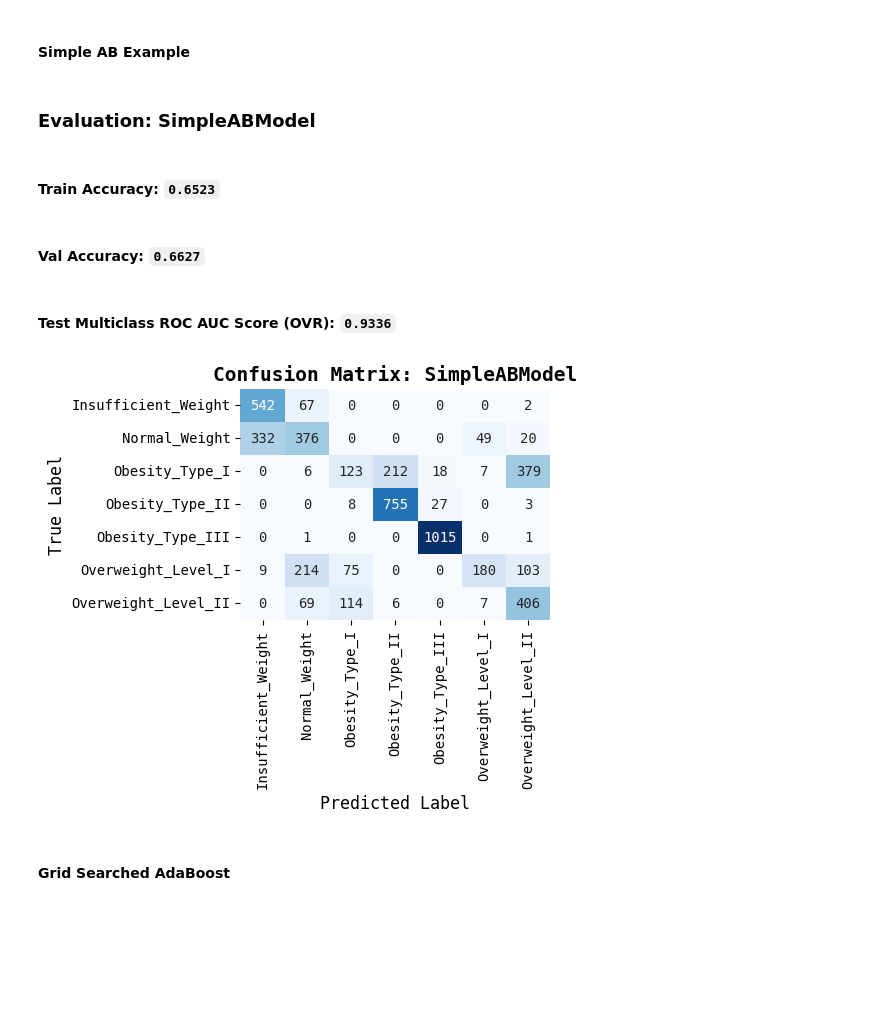
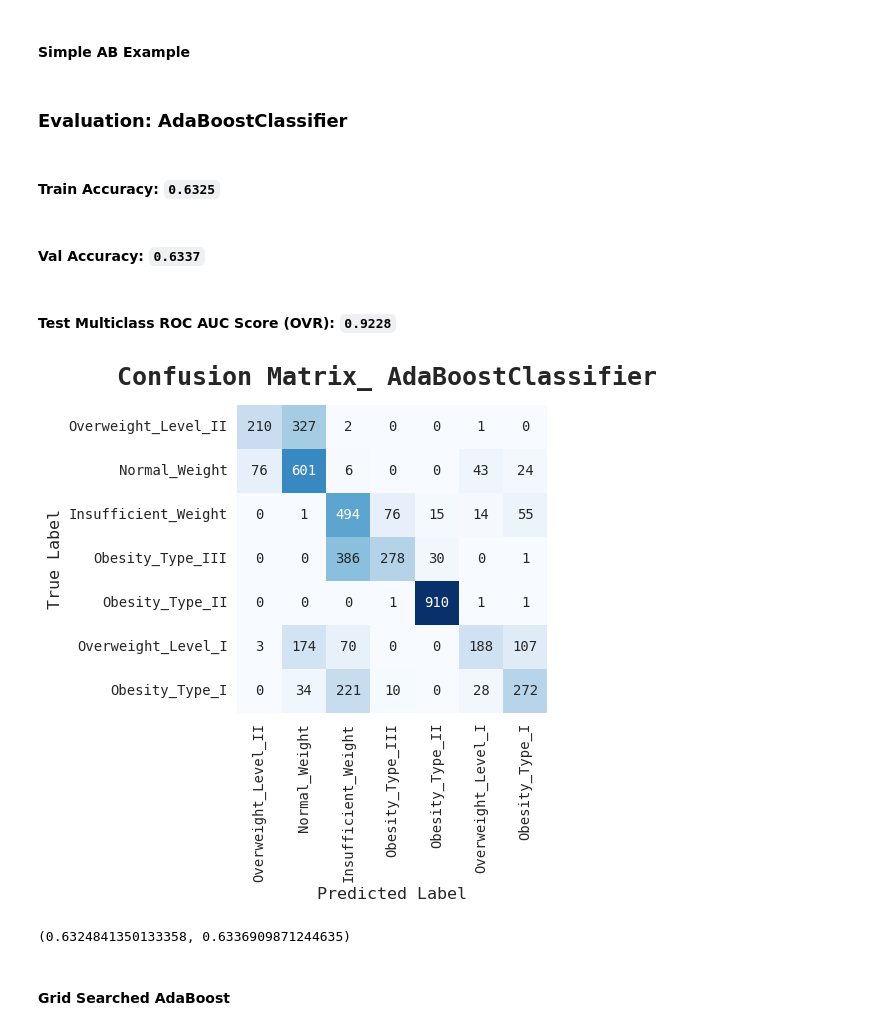
Before and after one commit to SHREYA-1103/Obesity-risk-analysis, a Jupyter notebook: ml_model_analysis.ipynb, the cells around one changed output. Cells and saved outputs as stored; diff of their text form; code cells hidden in the pictures; blank space fills up the shorter version.

```diff
--- a/ml_model_analysis.ipynb
+++ b/ml_model_analysis.ipynb
@@ -882,0 +1106,12 @@ Feature Engineering is paramount and provides the primary benefit for the tree m
+# %%
+_ds_targets = pop_ordinal_encode(ds_source['WeightCategory'].to_numpy())[1]
+_scores = []
+
+for pipeline_variants in [probability_pipeline, probability_pipeline_derived]:
+    for pipeline in iterate_pipeline_variants(pipeline_variants):
+        args, ds_sample = apply_pipeline(pipeline, ds_source)
+        model = skl.naive_bayes.GaussianNB(var_smoothing=0.01)
+        model.fit(ds_sample, _ds_targets)
+        _scores.append(model.score(ds_sample, _ds_targets))
+
+plot_variants("Probability", ['Standard', 'MinMax', 'BX+Stan', 'BX+MinMax'])
@@ -887,10 +1129,0 @@ Feature Engineering is paramount and provides the primary benefit for the tree m
-# %%
-pipeline = select_pipeline_variation(regression_pipeline, 3) # selected without derived features and with soft OHE
-arguments, ds_source_regression = next(apply_pipeline(ds_source, pipeline))
-
-data_x, data_y = ds_source_regression, ds_source['WeightCategory'].to_numpy()
-train_x, test_x, train_y, test_y = skl.model_selection.train_test_split(
-    data_x, data_y, test_size=0.33, random_state=default_seed)
-
-_, data_test = next(apply_pipeline(ds_test, pipeline))
-data_test_ids = ds_test['id'].to_numpy()
@@ -899,12 +1130,2 @@ data_test_ids = ds_test['id'].to_numpy()
-# %%
-pipeline = select_pipeline_variation(tree_pipeline, 0) # selected wihtout derived features and without any pipeline operations applied
-arguments, ds_source_regression = next(apply_pipeline(ds_source, pipeline))
-
-data_x, data_y = ds_source_regression, ds_source['WeightCategory'].to_numpy()
-train_x, test_x, train_y, test_y = skl.model_selection.train_test_split(
-    data_x, data_y, test_size=0.33, random_state=default_seed)
-
-_, data_test = next(apply_pipeline(ds_test, pipeline))
-data_test_ids = ds_test['id'].to_numpy()
 # %% [markdown]
 #### Experiment Setup
@@ -1033,2 +1408,4 @@ The Logistic Regression model with Grid Search achieved a Best CV Accuracy of $0
+# %%
+tree_environment = create_environment(select_pipeline_variation(tree_pipeline, 0))
 # %% [markdown]
 #### Simple DT Example
@@ -1098,14 +1449,13 @@ The Best Validation Accuracy for the Decision Tree is 0.8706, achieved in a very
 # %% [markdown]
 #### Simple AB Example
 # %%
-model = skl.ensemble.AdaBoostClassifier()
-conduct_simple_experiment("SimpleABModel", model)
-chime.info()
+conduct_simple_experiment("SimpleABModel", skl.ensemble.AdaBoostClassifier(), tree_environment)
 # %% [output]
-### Evaluation: SimpleABModel
+### Evaluation: AdaBoostClassifier
-#### **Train Accuracy:** `0.6523`
+#### **Train Accuracy:** `0.6325`
-#### **Val Accuracy:** `0.6627`
+#### **Val Accuracy:** `0.6337`
-#### **Test Multiclass ROC AUC Score (OVR):** `0.9336`
+#### **Test Multiclass ROC AUC Score (OVR):** `0.9228`
-[figure, old version]
+[figure, new version]
+(0.6324841350133358, 0.6336909871244635)
 # %% [markdown]
 #### Grid Searched AdaBoost
```
Also changed, not shown: parts of 130 cells of this notebook, 2 other files.
